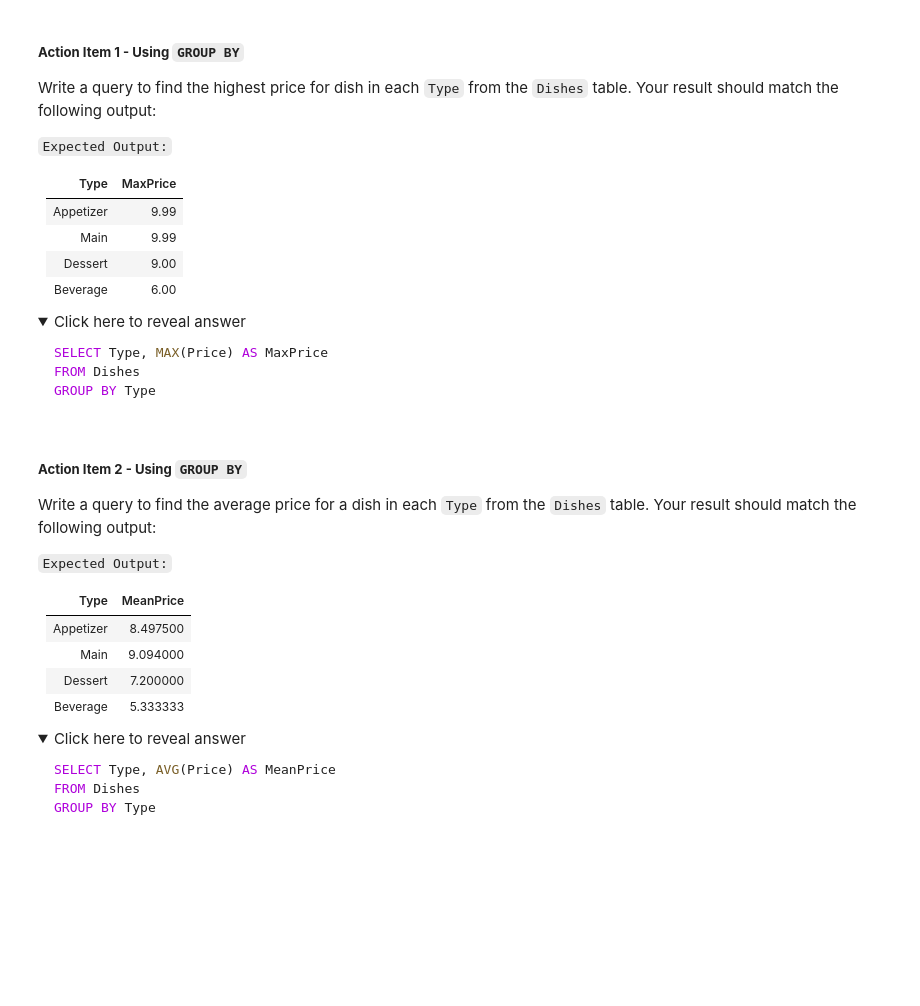
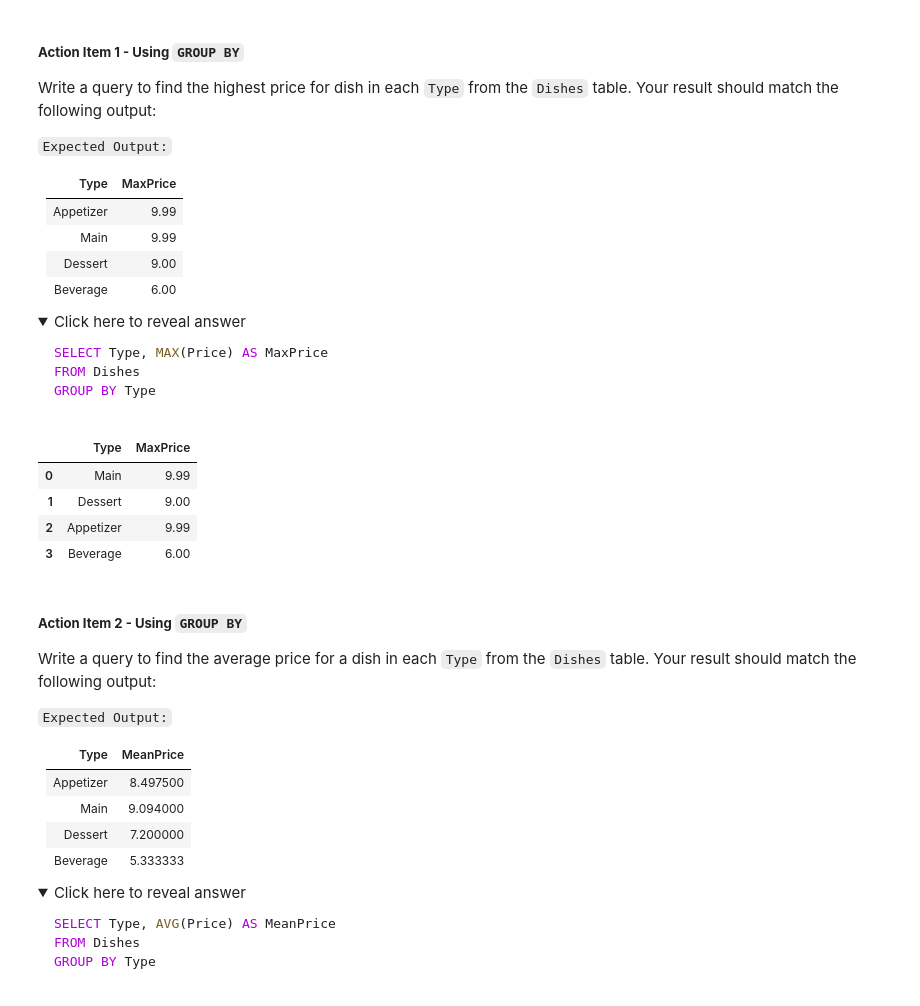
Before and after one commit to luz-saldana/cat-api, a Jupyter notebook: notebooks/COOP_SQL_101_PracticeNotebook.ipynb, the cells around one changed output. Cells and saved outputs as stored; diff of their text form; code cells hidden in the pictures; folded sections open; blank space fills up the shorter version.

```diff
--- a/notebooks/COOP_SQL_101_PracticeNotebook.ipynb
+++ b/notebooks/COOP_SQL_101_PracticeNotebook.ipynb
@@ -1049,3 +1046,14 @@ SELECT
+# %%
+%%sql
+SELECT Type, MAX(Price) AS MaxPrice
+FROM Dishes
+GROUP BY Type
+# %% [output]
+|  | Type | MaxPrice |
+| 0 | Main | 9.99 |
+| 1 | Dessert | 9.00 |
+| 2 | Appetizer | 9.99 |
+| 3 | Beverage | 6.00 |
 # %% [markdown]
 ##### **Action Item 2 - Using `GROUP BY`**
 
```
Also changed, not shown: parts of 3 cells of this notebook.
